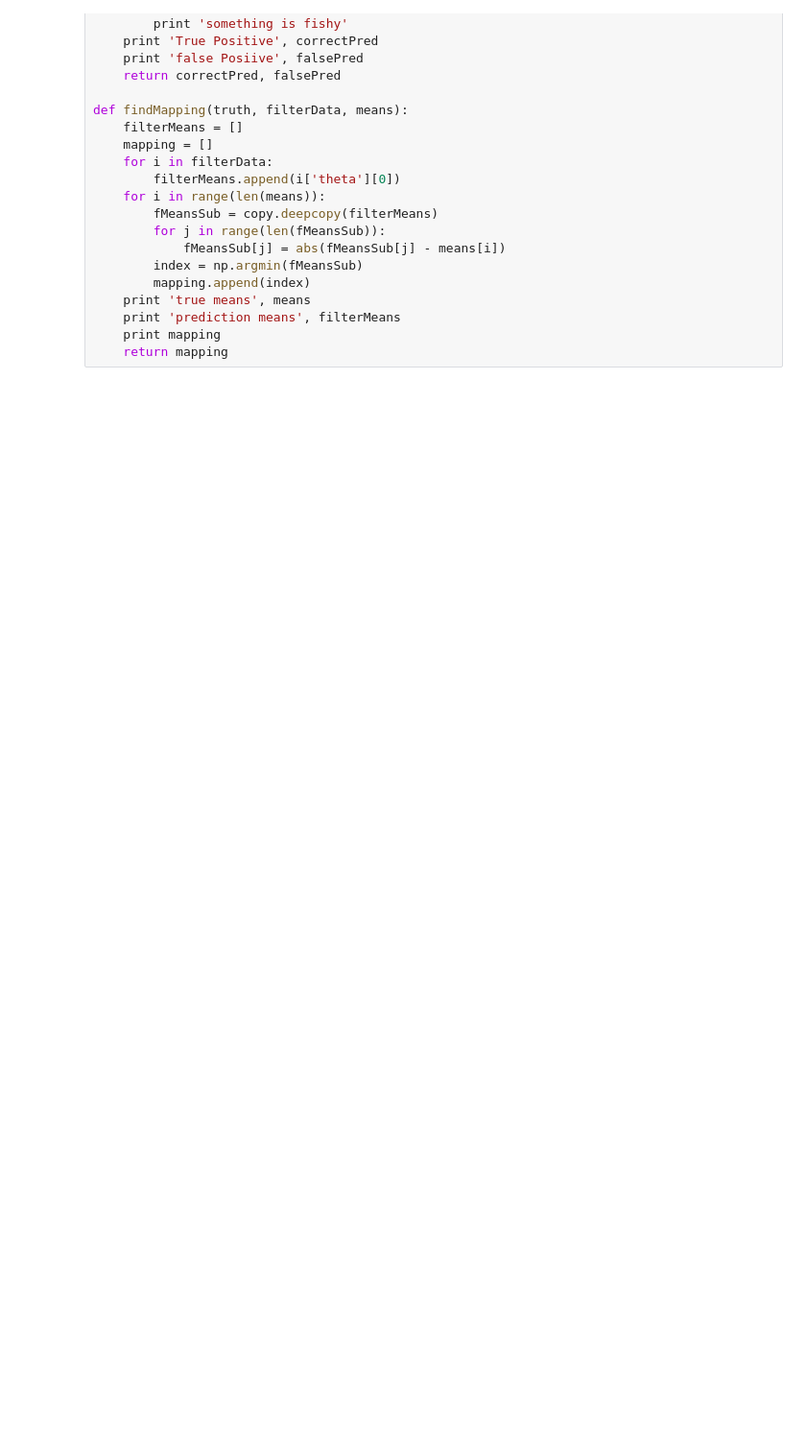
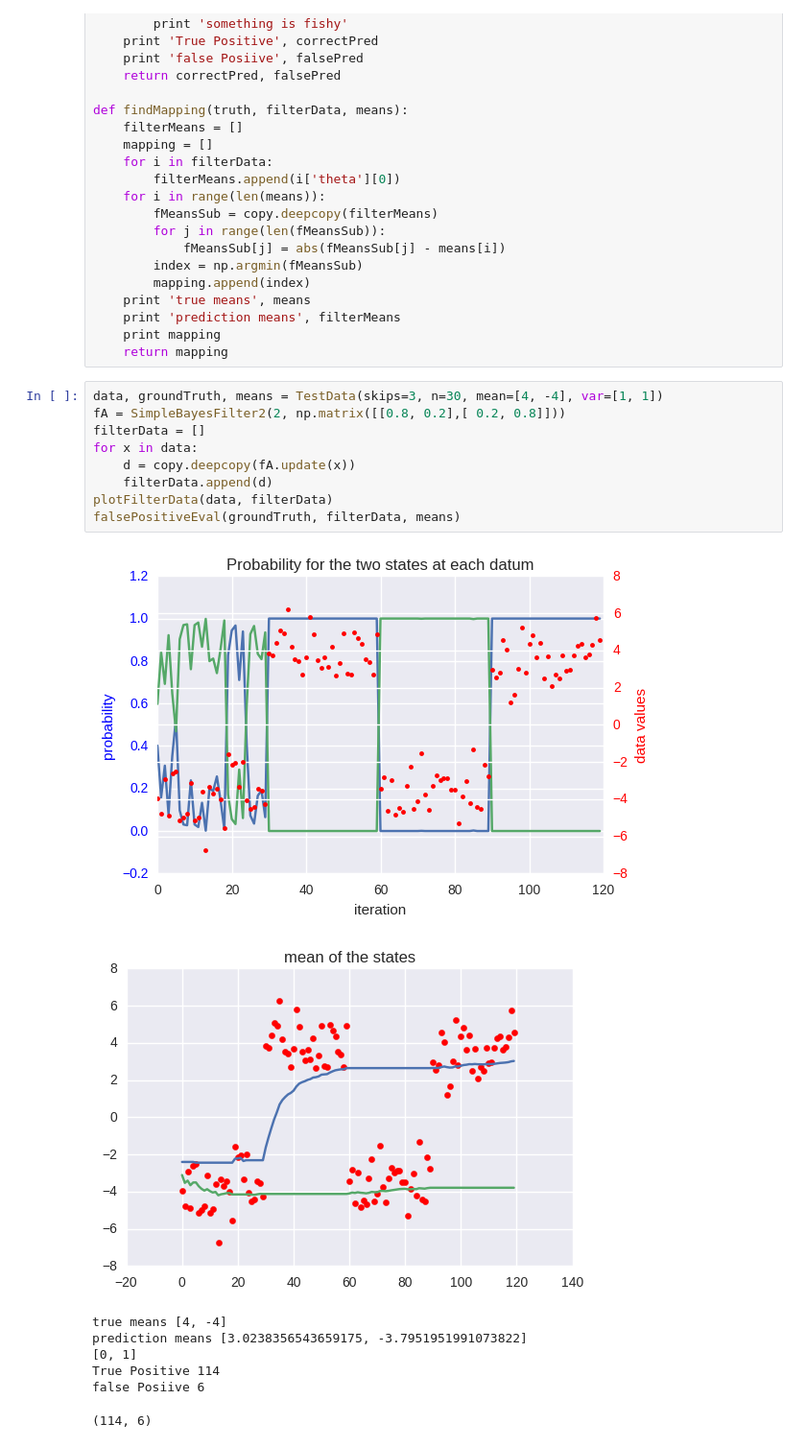
Before and after one commit to arne7morgen/MasterThesis, a Jupyter notebook: notebooks/Multiclass Bayes Filter.ipynb, the cells around one changed output. Shown at 96% size. Cells and saved outputs as stored; diff of their text form; blank space fills up the shorter version.

```diff
--- a/notebooks/Multiclass Bayes Filter.ipynb
+++ b/notebooks/Multiclass Bayes Filter.ipynb
@@ -213,3 +205,21 @@ def findMapping(truth, filterData, means):
     print 'prediction means', filterMeans
     print mapping
     return mapping
+# %%
+data, groundTruth, means = TestData(skips=3, n=30, mean=[4, -4], var=[1, 1])
+fA = SimpleBayesFilter2(2, np.matrix([[0.8, 0.2],[ 0.2, 0.8]]))
+filterData = []
+for x in data:
+    d = copy.deepcopy(fA.update(x))
+    filterData.append(d)
+plotFilterData(data, filterData)
+falsePositiveEval(groundTruth, filterData, means)
+# %% [output]
+[figure, added]
+[figure, added]
+true means [4, -4]
+prediction means [3.0238356543659175, -3.7951951991073822]
+[0, 1]
+True Positive 114
+false Posiive 6
+(114, 6)
```
Also changed, not shown: parts of 5 cells of this notebook.
